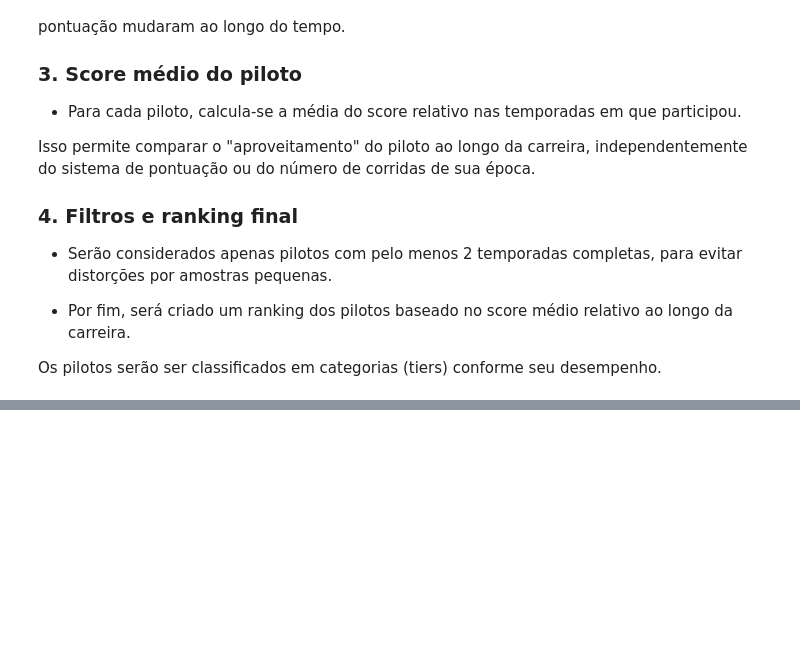
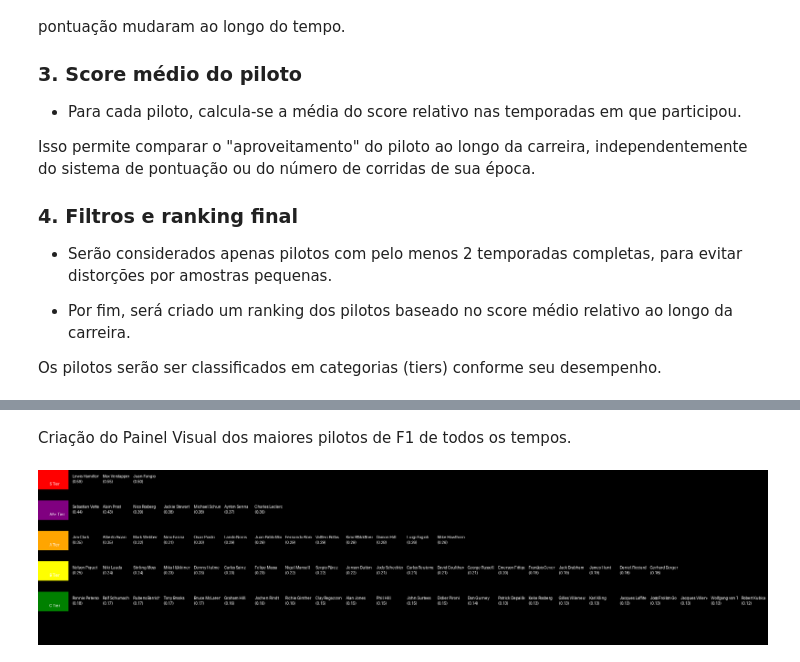
Before and after one commit to sauloverissimo/analise_de_dados_puc, a Jupyter notebook: MVP_analise_de_dados_puc.ipynb, the cells around one changed output, grey strips where cells are left out. Saved outputs shown, nothing was run; the diff lists cells and outputs as text; code cells hidden in the pictures; blank space fills up the shorter version.

```diff
--- a/MVP_analise_de_dados_puc.ipynb
+++ b/MVP_analise_de_dados_puc.ipynb
@@ -797,5 +784,6 @@ for piloto, anos in anos_por_piloto.items():
 df_tier_list['total_pontos_possiveis'] = df_tier_list['driverId'].map(total_pontos_possiveis_por_piloto)
 # %%
 df_tier_list['score'] = (df_tier_list['total_pontos'] / df_tier_list['total_pontos_possiveis']).fillna(0)
+df_tier_list = df_tier_list[df_tier_list['total_temporadas'] >= 2].copy()
+df_tier_list['Piloto'] = df_tier_list['forename'] + ' ' + df_tier_list['surname']
 df_tier_list.sort_values(by='score', ascending=False, inplace=True)
-df_tier_list_filtrados = df_tier_list[df_tier_list['total_temporadas'] >= 2].copy()
@@ -823,0 +852,59 @@ df_tier_list.to_excel('df_tier_list.xlsx', index=False)
+# %% [markdown]
+Criação do Painel Visual dos maiores pilotos de F1 de todos os tempos.
+# %%
+tiers = ['S', 'AA+', 'A', 'B', 'C', 'D', 'F']
+data = {}
+for tier in tiers:
+    data[f"{tier.lower()}_tier"] = [
+        {"Piloto": row['Piloto'], "score": row['score']}
+        for _, row in df_tier_list[df_tier_list['tier'] == tier].iterrows()
+    ]
+# %%
+from PIL import Image, ImageDraw, ImageFont
+from IPython.display import display
+
+# função rpa gerar o tier list
+def gerar_tierlist_pilotos_colab(data):
+    image_width = 1920
+    image_height = 1080
+    font = ImageFont.load_default()         # Fonte padrão do PIL
+    tier_font = ImageFont.load_default()    # Mesma coisa para tier
+
+    slot_width = 80
+    slot_height = 50
+    row_pos = 0
+    col_pos = 0
+
+    # cores
+    cores_tier = {
+        "S": "red", "AA+": "purple", "A": "orange",
+        "B": "yellow", "C": "green", "D": "blue", "F": "gray"
+    }
+    tiers = ['S', 'AA+', 'A', 'B', 'C']
+
+    image = Image.new("RGB", (image_width, image_height), "black")
+    draw = ImageDraw.Draw(image)
+
+    for tier in tiers:
+        draw.rectangle((col_pos, row_pos, col_pos+slot_width, row_pos+slot_height), fill=cores_tier[tier])
+        draw.text((col_pos+30, row_pos+30), f"{tier} Tier", font=tier_font, fill="white")
+        col_pos += slot_width
+
+        for piloto in data[f"{tier.lower()}_tier"]:
+            draw.rectangle((col_pos, row_pos, col_pos+slot_width, row_pos+slot_height), fill="black")
+            nome = f"{piloto['Piloto']}\n({piloto['score']:.2f})"
+            draw.text((col_pos+10, row_pos+10), nome, font=font, fill="white")
+            col_pos += slot_width
+            if col_pos > image_width - slot_width:
+                row_pos += slot_height + 10
+                col_pos = 0
+
+        row_pos += slot_height + 30
+        col_pos = 0
+
+    image = image.crop((0, 0, image_width, row_pos))
+    display(image)
+
+gerar_tierlist_pilotos_colab(data)
+# %% [output]
+[figure, added]
```
Also changed, not shown: parts of 10 cells of this notebook.
